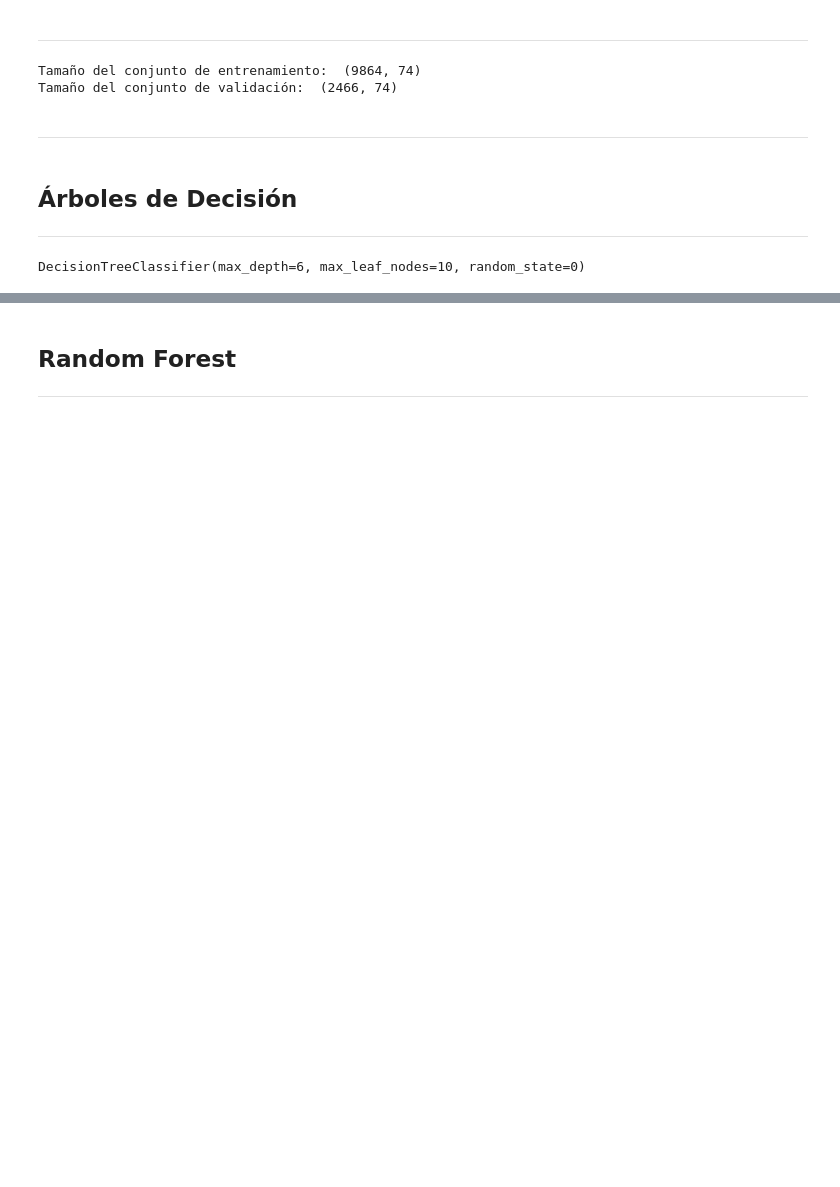
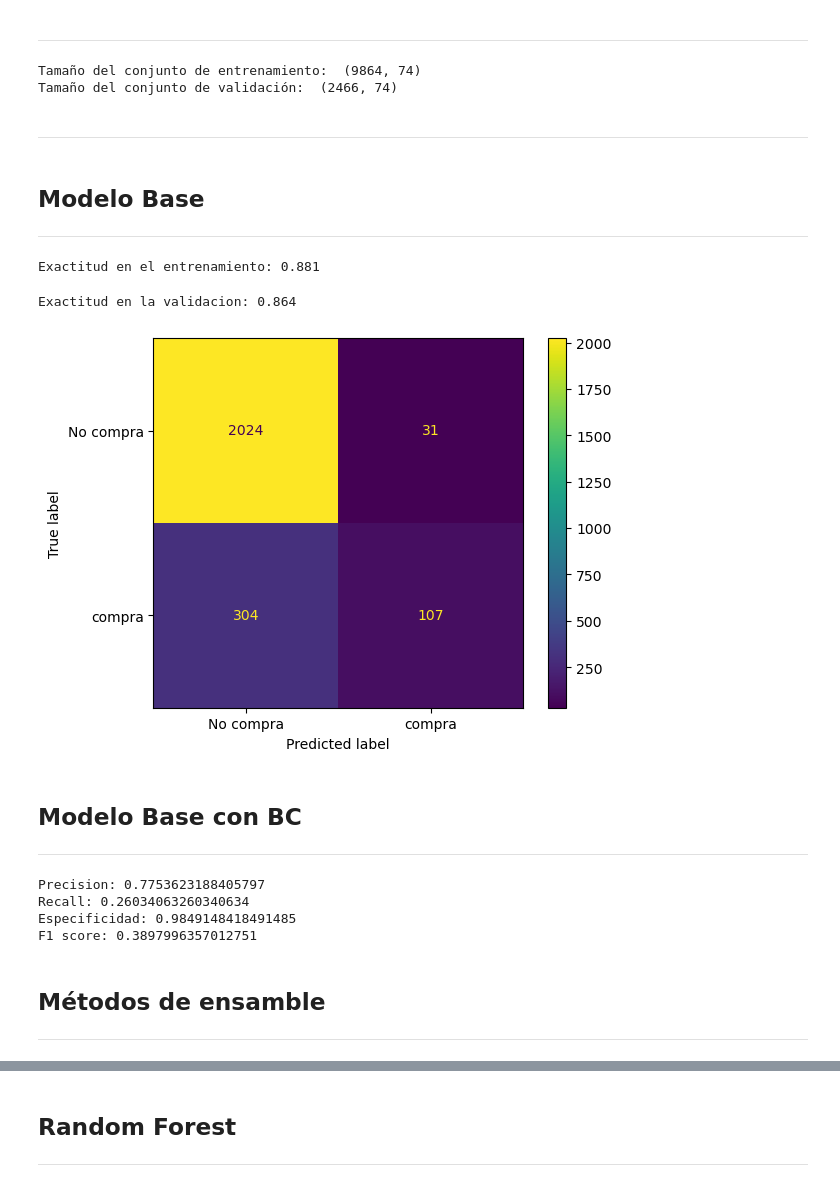
Before and after one commit to Leostark95/Anal-tica-II---Proyecto-1, a Jupyter notebook: decision_tree.ipynb, the cells around one changed output, grey strips where cells are left out. Saved outputs shown, nothing was run; the diff lists cells and outputs as text; code cells hidden in the pictures; blank space fills up the shorter version.

```diff
--- a/decision_tree.ipynb
+++ b/decision_tree.ipynb
@@ -64,9 +87,13 @@ df_cats_dummies = pd.get_dummies(df_cats)
 df = pd.concat([df_nums, df_cats_dummies], axis=1)
+# %%
+# df_1 concatenado variables escaladas y dummizadas
+
+df_1 = pd.concat([df_nums_scaled, df_cats_dummies], axis=1)
 # %% [markdown]
 ---
 # %%
-X = df.drop('Purchase', axis=1)
-y = df['Purchase']
+X = df_1.drop('Purchase', axis=1)
+y = df_1['Purchase']
 # %%
 X_train, X_test, y_train, y_test = train_test_split(X, y, test_size=0.2, random_state=42)
 
@@ -77,3 +104,34 @@ Tamaño del conjunto de entrenamiento:  (9864, 74)
 Tamaño del conjunto de validación:  (2466, 74)
 # %% [markdown]
 ---
+# %% [markdown]
+## <font color='056938'> **Modelo Base** </font>
+---
+# %%
+# Entrenamiento del modelo
+modelo = LogisticRegression(max_iter=10000)
+
+# Ajustar el modelo a los datos
+modelo.fit(X_train, y_train)
+
+# Desempeño en el entrenamiento
+y_train_pred = modelo.predict(X_train)
+print('Exactitud en el entrenamiento: %.3f'  %accuracy_score(y_train, y_train_pred))
+# %% [output]
+Exactitud en el entrenamiento: 0.881
+# %%
+y_pred = modelo.predict(X_test)
+# Exactitud en el conjunto de validación
+print('Exactitud en la validacion: %.3f'  %accuracy_score(y_test, y_pred))
+# %% [output]
+Exactitud en la validacion: 0.864
+# %%
+mc= confusion_matrix(y_test, y_pred)
+mc_display = ConfusionMatrixDisplay(confusion_matrix=mc, display_labels=['No compra', 'compra'])
+mc_display.plot()
+plt.show()
+# %% [output]
+[figure, added]
+# %% [markdown]
+## <font color='056938'> **Modelo Base con BC** </font>
+---
@@ -80,14 +152,20 @@ Tamaño del conjunto de validación:  (2466, 74)
+# %%
+tn, fp, fn, tp = mc.ravel()
+
+precision = tp / (tp + fp)
+recall = tp / (tp + fn)
+especificidad = tn / (fp + tn)
+f1_score = 2*(precision*recall)/(precision+recall)
+
+print(f'Precision: {precision}')
+print(f'Recall: {recall}')
+print(f'Especificidad: {especificidad}')
+print(f'F1 score: {f1_score}')
+# %% [output]
+Precision: 0.7753623188405797
+Recall: 0.26034063260340634
+Especificidad: 0.9849148418491485
+F1 score: 0.3897996357012751
 # %% [markdown]
-## <font color='056938'> **Árboles de Decisión** </font>
+## <font color='056938'> **Métodos de ensamble** </font>
 ---
-# %%
-# Entrenamiento del modelo
-# ==============================================================================
-clf = tree.DecisionTreeClassifier(
-          criterion = 'gini', # por ser problema de clasificación se usa 'gini' pero hay más
-          max_depth = 6, # la rama más profunda va a tener 6 nodos
-          max_leaf_nodes=10, # n max de nodos hoja = 10
-          random_state=0)
-clf.fit(X_train, y_train) #ajuste del modelo
-# %% [output]
-DecisionTreeClassifier(max_depth=6, max_leaf_nodes=10, random_state=0)
```
Also changed, not shown: parts of 37 cells of this notebook, 1 other file.
